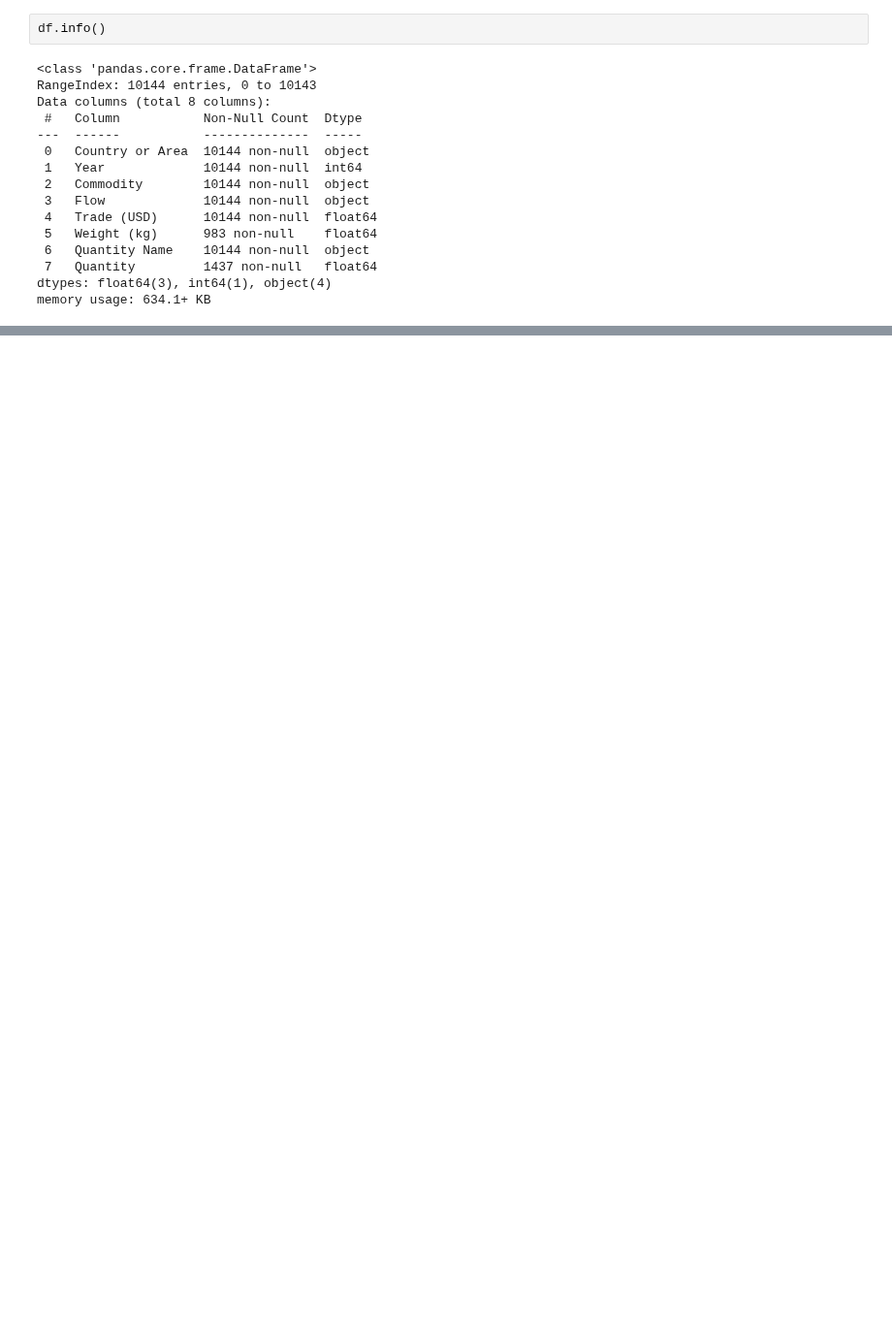
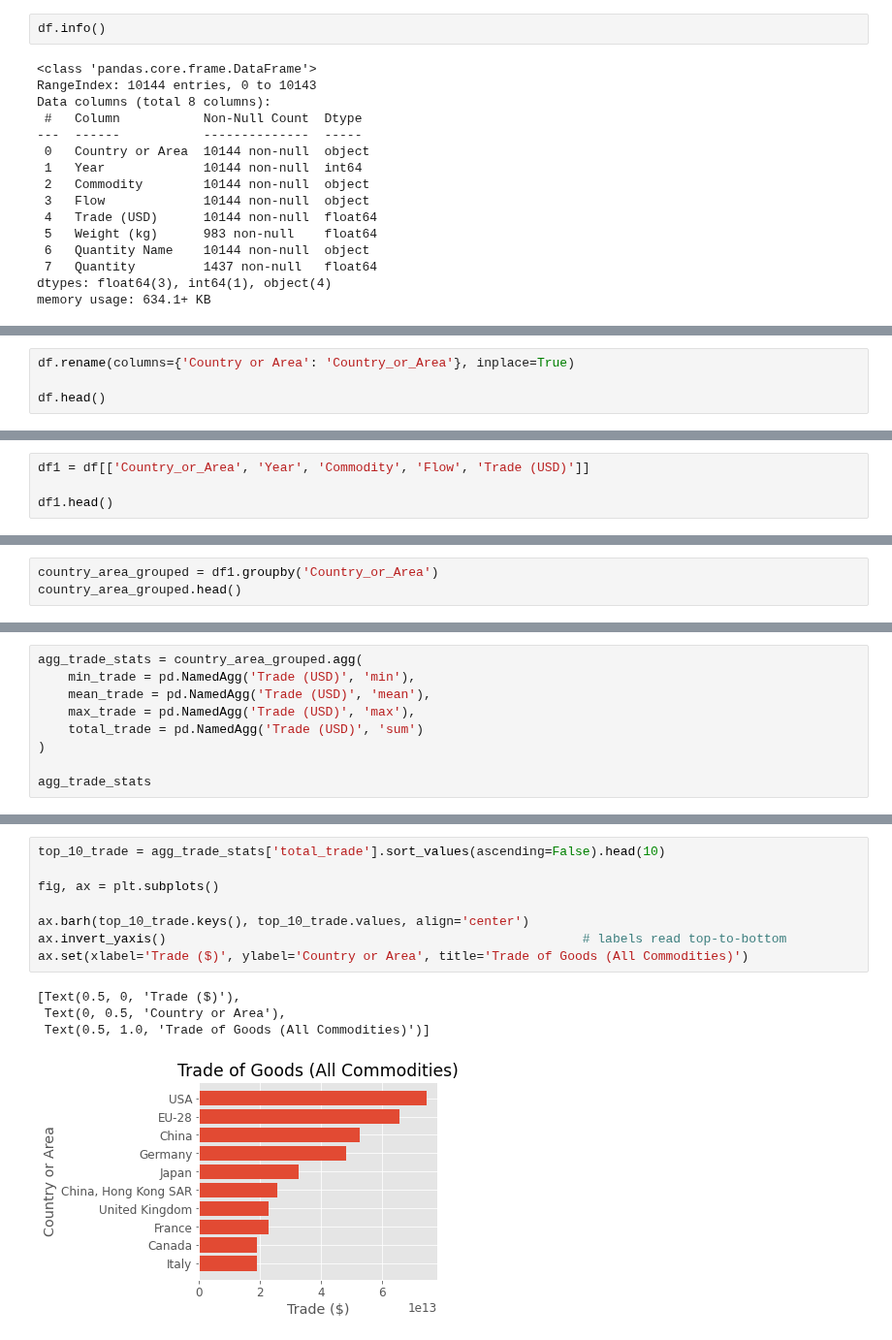
Before and after one commit to eldrigeampong/Data-Science, a Jupyter notebook: UN/Commodity Trade Statistics Database/proj1.ipynb, the cells around one changed output, grey strips where cells are left out. Shown at 97% size. Cells and saved outputs as stored; diff of their text form; blank space fills up the shorter version.

```diff
--- a/UN/Commodity Trade Statistics Database/proj1.ipynb
+++ b/UN/Commodity Trade Statistics Database/proj1.ipynb
@@ -380,0 +67,4 @@ cnt_area_grp.get_group('Italy').head()
+# %%
+df.rename(columns={'Country or Area': 'Country_or_Area'}, inplace=True)
+
+df.head()
@@ -380,0 +78,4 @@ cnt_area_grp.get_group('Italy').head()
+# %%
+df1 = df[['Country_or_Area', 'Year', 'Commodity', 'Flow', 'Trade (USD)']]
+
+df1.head()
@@ -380,0 +154,3 @@ cnt_area_grp.get_group('Italy').head()
+# %%
+country_area_grouped = df1.groupby('Country_or_Area')
+country_area_grouped.head()
@@ -380,0 +173,9 @@ cnt_area_grp.get_group('Italy').head()
+# %%
+agg_trade_stats = country_area_grouped.agg(
+    min_trade = pd.NamedAgg('Trade (USD)', 'min'),
+    mean_trade = pd.NamedAgg('Trade (USD)', 'mean'),
+    max_trade = pd.NamedAgg('Trade (USD)', 'max'),
+    total_trade = pd.NamedAgg('Trade (USD)', 'sum')
+)
+
+agg_trade_stats
@@ -380,0 +212,13 @@ cnt_area_grp.get_group('Italy').head()
+# %%
+top_10_trade = agg_trade_stats['total_trade'].sort_values(ascending=False).head(10)
+
+fig, ax = plt.subplots()
+
+ax.barh(top_10_trade.keys(), top_10_trade.values, align='center')
+ax.invert_yaxis()                                                       # labels read top-to-bottom
+ax.set(xlabel='Trade ($)', ylabel='Country or Area', title='Trade of Goods (All Commodities)')
+# %% [output]
+[Text(0.5, 0, 'Trade ($)'),
+ Text(0, 0.5, 'Country or Area'),
+ Text(0.5, 1.0, 'Trade of Goods (All Commodities)')]
+[figure, added]
```
Also changed, not shown: parts of 49 cells of this notebook, 1 other file.
